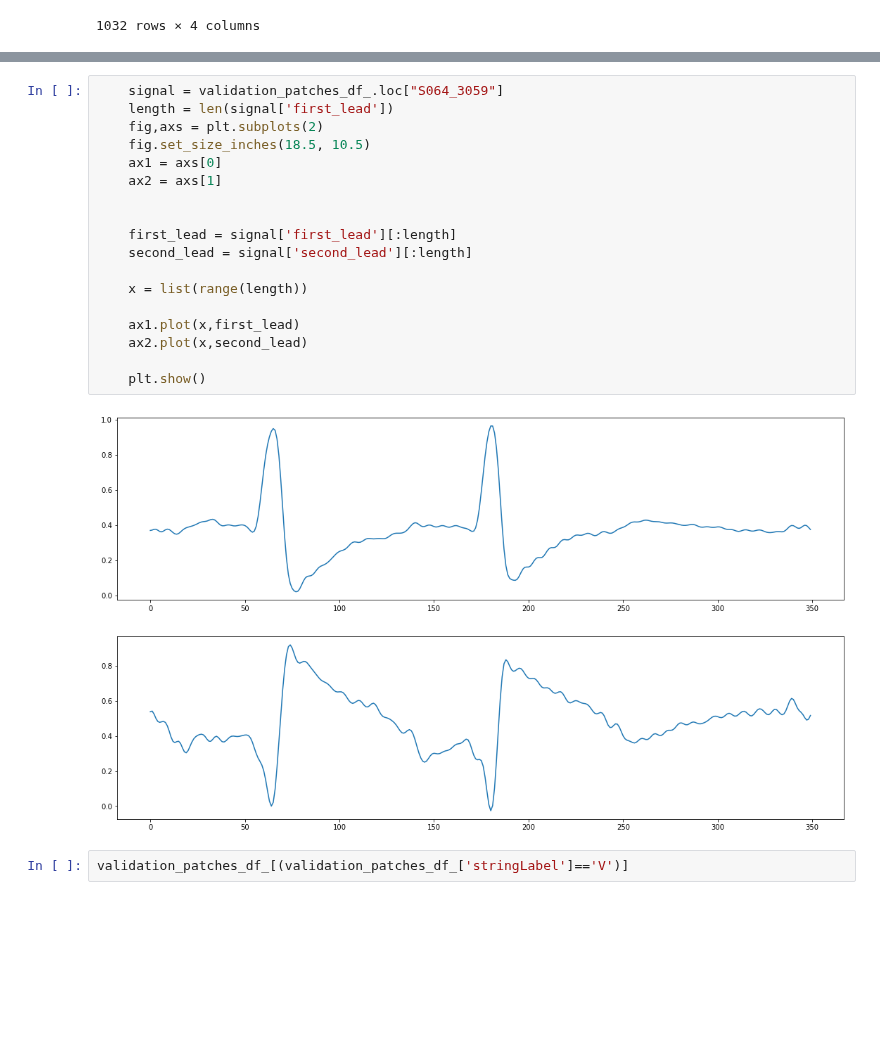
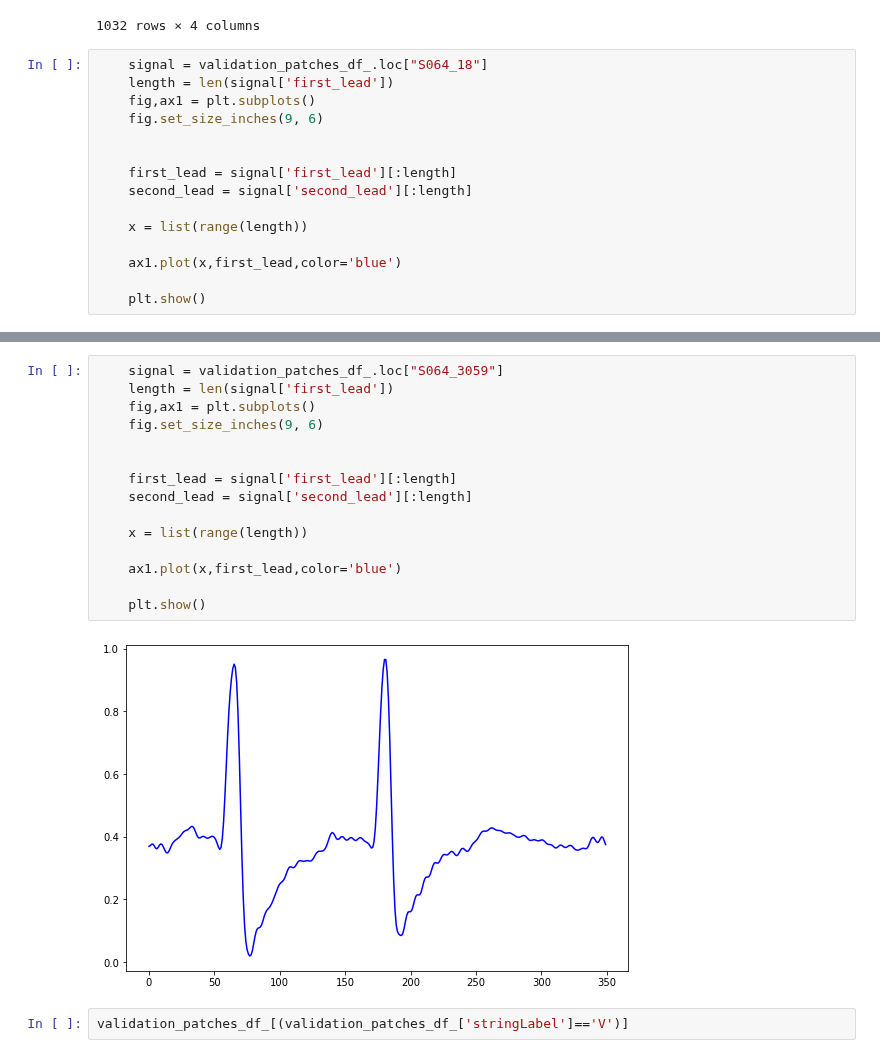
Before and after one commit to simonetome/Heartbeat-NSV-classification, a Jupyter notebook: FinalResnet.ipynb, the cells around one changed output, grey strips where cells are left out. Saved outputs shown, nothing was run; the diff lists cells and outputs as text; blank space fills up the shorter version.

Commit message:
Changed patch plot color

```diff
--- a/FinalResnet.ipynb
+++ b/FinalResnet.ipynb
@@ -561,3 +561,18 @@ validation_patches_df_[(validation_patches_df_['stringLabel']=='S')]
 | S064_3102 | [0.4522623807090756, 0.4491879307... | [0.4116255877149023, 0.4188745372... | S | [0.0, 1.0, 0.0] |
 | S064_3103 | [0.4763961535180943, 0.4797152542... | [0.35908499455633125, 0.344889543... | S | [0.0, 1.0, 0.0] |
 1032 rows × 4 columns
+# %%
+    signal = validation_patches_df_.loc["S064_18"]
+    length = len(signal['first_lead'])
+    fig,ax1 = plt.subplots()
+    fig.set_size_inches(9, 6)
+
+
+    first_lead = signal['first_lead'][:length]
+    second_lead = signal['second_lead'][:length]
+
+    x = list(range(length))
+
+    ax1.plot(x,first_lead,color='blue')
+
+    plt.show()
@@ -564,23 +581,20 @@ validation_patches_df_[(validation_patches_df_['stringLabel']=='S')]
 # %%
     signal = validation_patches_df_.loc["S064_3059"]
     length = len(signal['first_lead'])
-    fig,axs = plt.subplots(2)
-    fig.set_size_inches(18.5, 10.5)
-    ax1 = axs[0]
-    ax2 = axs[1]
+    fig,ax1 = plt.subplots()
+    fig.set_size_inches(9, 6)
 
 
     first_lead = signal['first_lead'][:length]
     second_lead = signal['second_lead'][:length]
 
     x = list(range(length))
 
-    ax1.plot(x,first_lead)
-    ax2.plot(x,second_lead)
+    ax1.plot(x,first_lead,color='blue')
 
     plt.show()
 # %% [output]
-[figure, old version]
+[figure, new version]
 # %%
 validation_patches_df_[(validation_patches_df_['stringLabel']=='V')]
 # %% [output]
```
Also changed, not shown: parts of 3 cells of this notebook.
